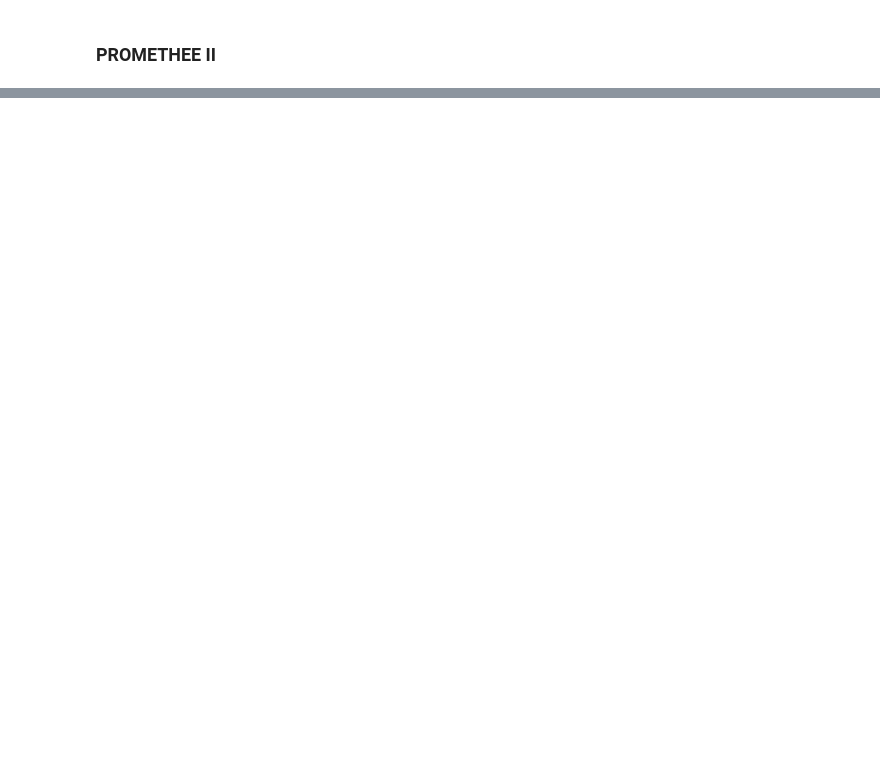
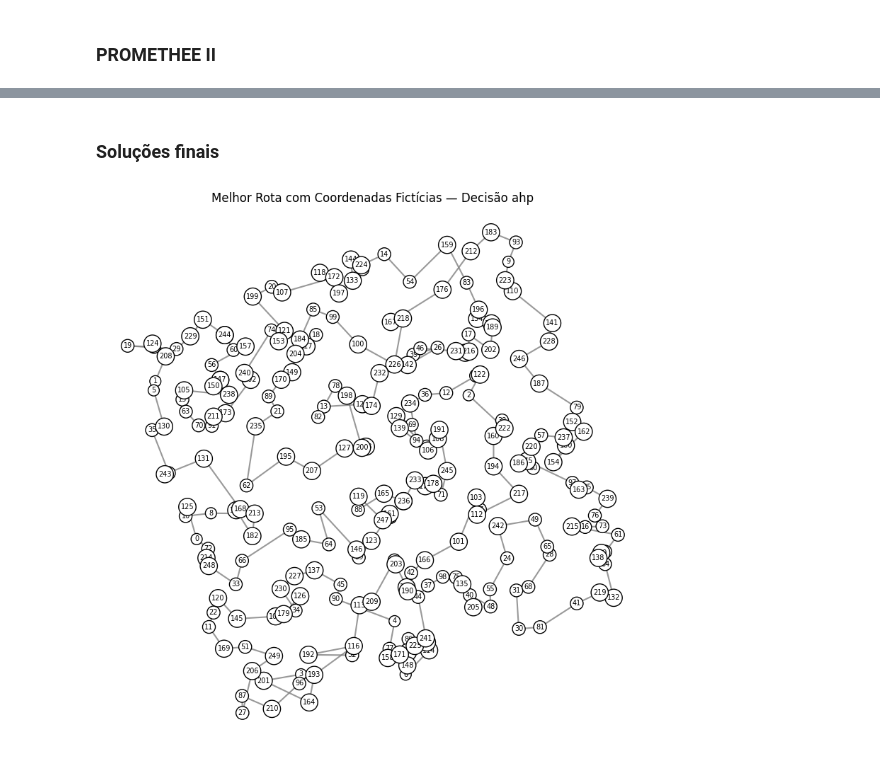
Before and after one commit to acpDaniel/Travelling-Salesman-Problem-TSP, a Jupyter notebook: tsp.ipynb, the cells around one changed output, grey strips where cells are left out. Saved outputs shown, nothing was run; the diff lists cells and outputs as text; code cells hidden in the pictures; blank space fills up the shorter version.

```diff
--- a/tsp.ipynb
+++ b/tsp.ipynb
@@ -1329,0 +1332,9 @@ plt.show()
+# %% [markdown]
+### Soluções finais
+# %%
+indice_ahp = ranking[0]
+rota_escolhida_ahp = rotas[indice_ahp]
+
+plotar_rota_com_coords(rota_escolhida_ahp, coords, problema, "decisão AHP")
+# %% [output]
+[figure, added]
```
Also changed, not shown: parts of 17 cells of this notebook.
